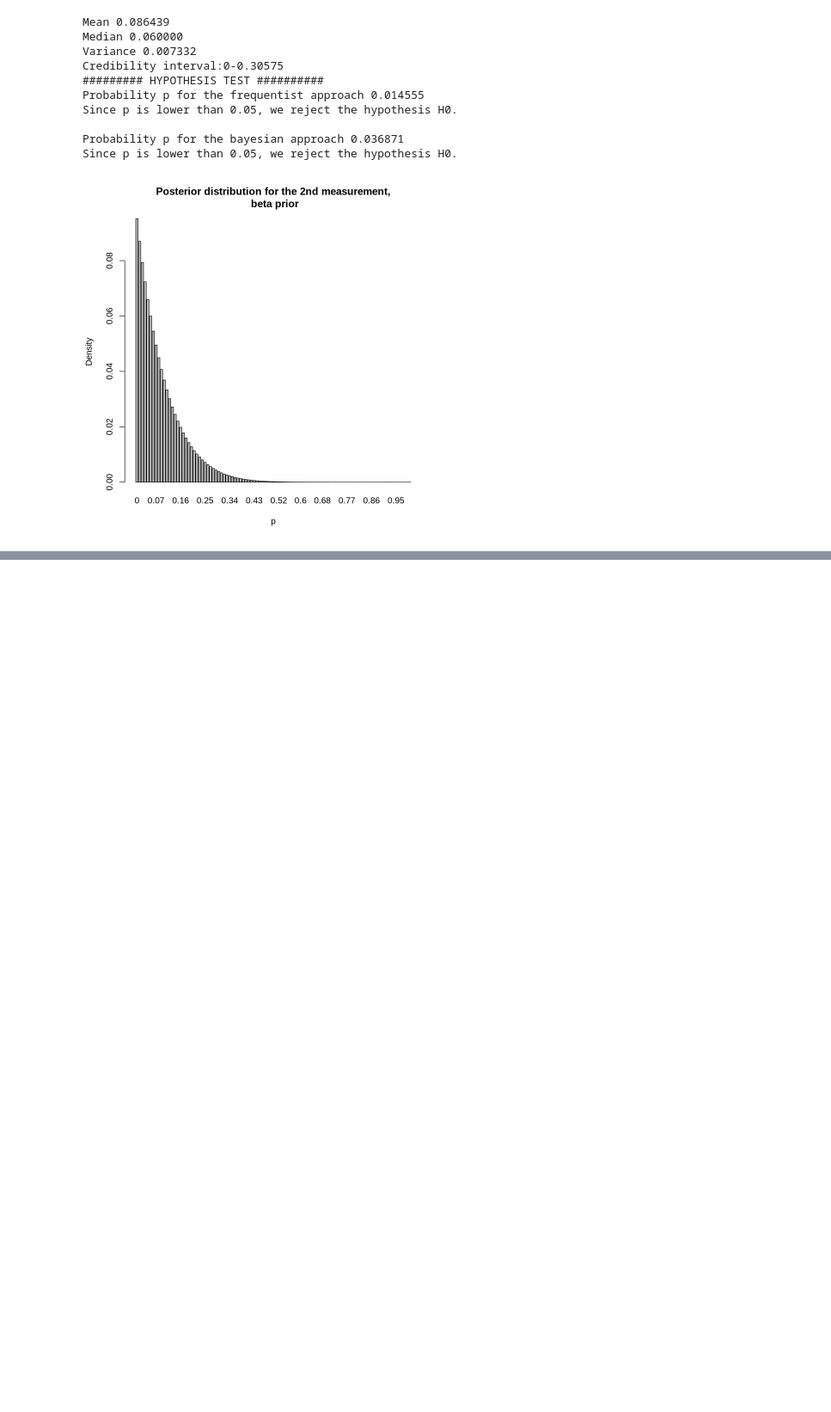
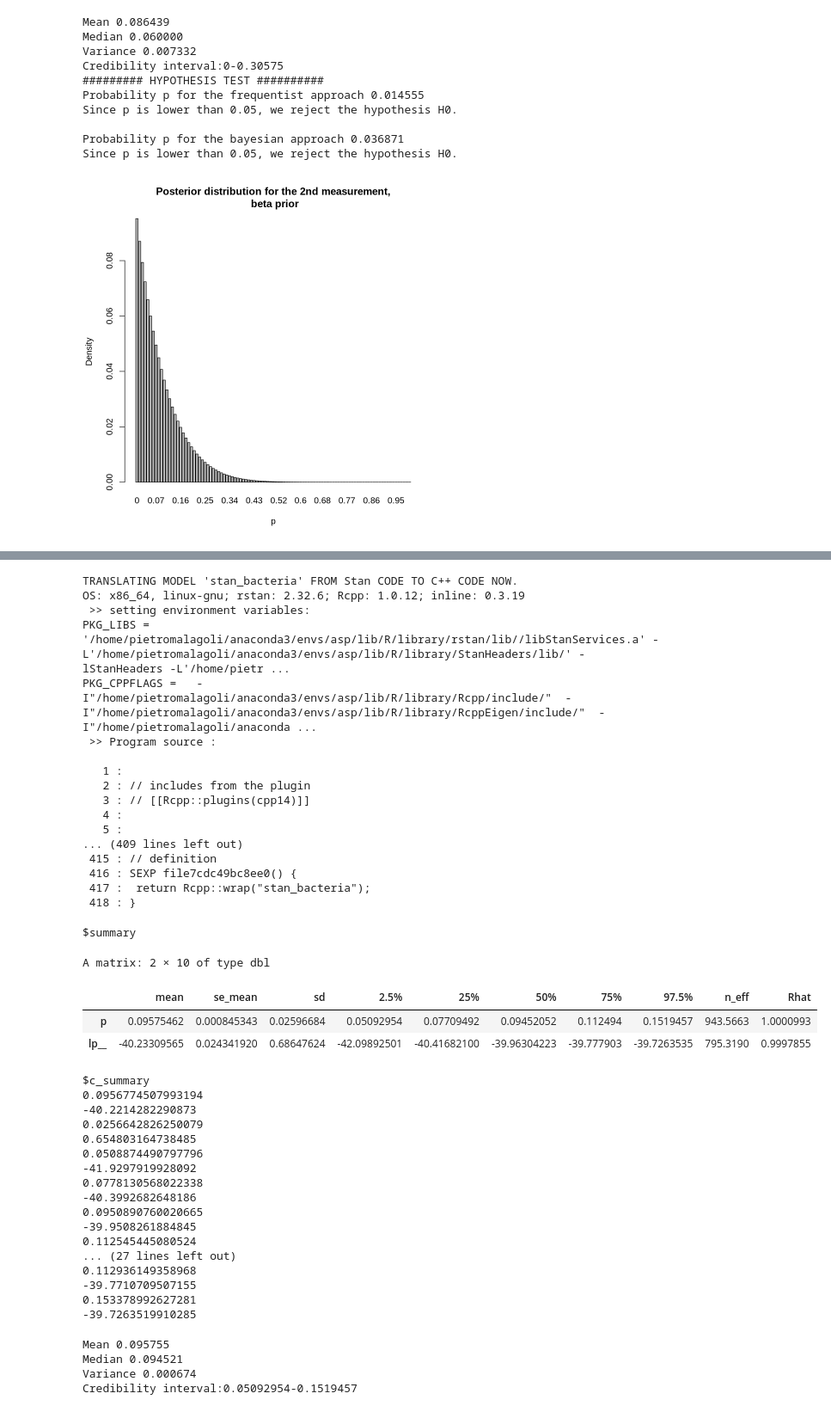
Before and after one commit to pietromalagoli/asp, a Jupyter notebook: code/lab06/Malagoli_Pietro_RLab06.ipynb, the cells around one changed output, grey strips where cells are left out. Shown at 86% size. Cells and saved outputs as stored; diff of their text form; code cells hidden in the pictures; blank space fills up the shorter version.

```diff
--- a/code/lab06/Malagoli_Pietro_RLab06.ipynb
+++ b/code/lab06/Malagoli_Pietro_RLab06.ipynb
@@ -413,0 +419,80 @@ Since p is lower than 0.05, we reject the hypothesis H0.
+# %%
+r <- 11
+n <- 116
+
+modelstan ='
+    data {
+        int<lower=0> r;
+        int<lower=0> n;
+    }
+    parameters {
+        real<lower=0,upper=1> p;
+    }
+    model {
+        r ~ binomial(n, p);
+        p ~ beta(1,10);
+    }
+'
+
+mod <- stan_model(model_code = modelstan, model_name = "stan_bacteria", verbose=TRUE)
+fit <- sampling(mod, data = list(X = X, N = length(X)),
+    chains = 3, iter = 1000, warmup = 200, thin = 1)
+
+stansummary = summary(object = fit)
+stansummary
+
+mean <- stansummary$summary[1,1]
+median <- stansummary$summary[1,6]
+var <- stansummary$summary[1,3] **2
+interval <- c(stansummary$summary[1,4], stansummary$summary[1,8])
+cat(sprintf("Mean %3f", mean))
+cat(sprintf("\nMedian %3f", median))
+cat(sprintf("\nVariance %3f", var))
+cat("\nCredibility interval:")
+cat(interval[1])
+cat("-")
+cat(interval[2])
+# %% [output]
+TRANSLATING MODEL 'stan_bacteria' FROM Stan CODE TO C++ CODE NOW.
+OS: x86_64, linux-gnu; rstan: 2.32.6; Rcpp: 1.0.12; inline: 0.3.19
+ >> setting environment variables:
+PKG_LIBS =  '/home/pietromalagoli/anaconda3/envs/asp/lib/R/library/rstan/lib//libStanServices.a' -L'/home/pietromalagoli/anaconda3/envs/asp/lib/R/library/StanHeaders/lib/' -lStanHeaders -L'/home/pietr ...
+PKG_CPPFLAGS =   -I"/home/pietromalagoli/anaconda3/envs/asp/lib/R/library/Rcpp/include/"  -I"/home/pietromalagoli/anaconda3/envs/asp/lib/R/library/RcppEigen/include/"  -I"/home/pietromalagoli/anaconda ...
+ >> Program source :
+
+   1 :
+   2 : // includes from the plugin
+   3 : // [[Rcpp::plugins(cpp14)]]
+   4 :
+   5 :
+... (409 lines left out)
+ 415 : // definition
+ 416 : SEXP file7cdc49bc8ee0() {
+ 417 :  return Rcpp::wrap("stan_bacteria");
+ 418 : }
+$summary
+A matrix: 2 × 10 of type dbl
+|  | mean | se_mean | sd | 2.5% | 25% | 50% | 75% | 97.5% | n_eff | Rhat |
+| p | 0.09575462 | 0.000845343 | 0.02596684 | 0.05092954 | 0.07709492 | 0.09452052 | 0.112494 | 0.1519457 | 943.5663 | 1.0000993 |
+| lp__ | -40.23309565 | 0.024341920 | 0.68647624 | -42.09892501 | -40.41682100 | -39.96304223 | -39.777903 | -39.7263535 | 795.3190 | 0.9997855 |
+$c_summary
+0.0956774507993194
+-40.2214282290873
+0.0256642826250079
+0.654803164738485
+0.0508874490797796
+-41.9297919928092
+0.0778130568022338
+-40.3992682648186
+0.0950890760020665
+-39.9508261884845
+0.112545445080524
+... (27 lines left out)
+0.112936149358968
+-39.7710709507155
+0.153378992627281
+-39.7263519910285
+Mean 0.095755
+Median 0.094521
+Variance 0.000674
+Credibility interval:0.05092954-0.1519457
```
Also changed, not shown: parts of 2 cells of this notebook.
